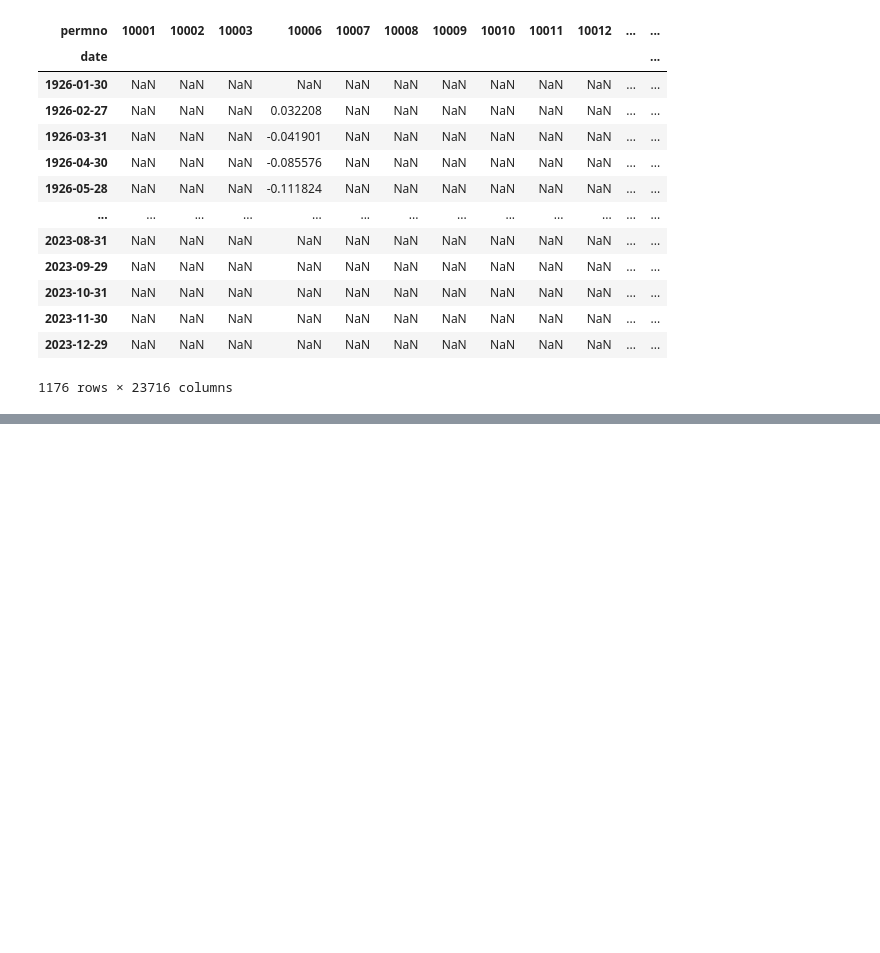
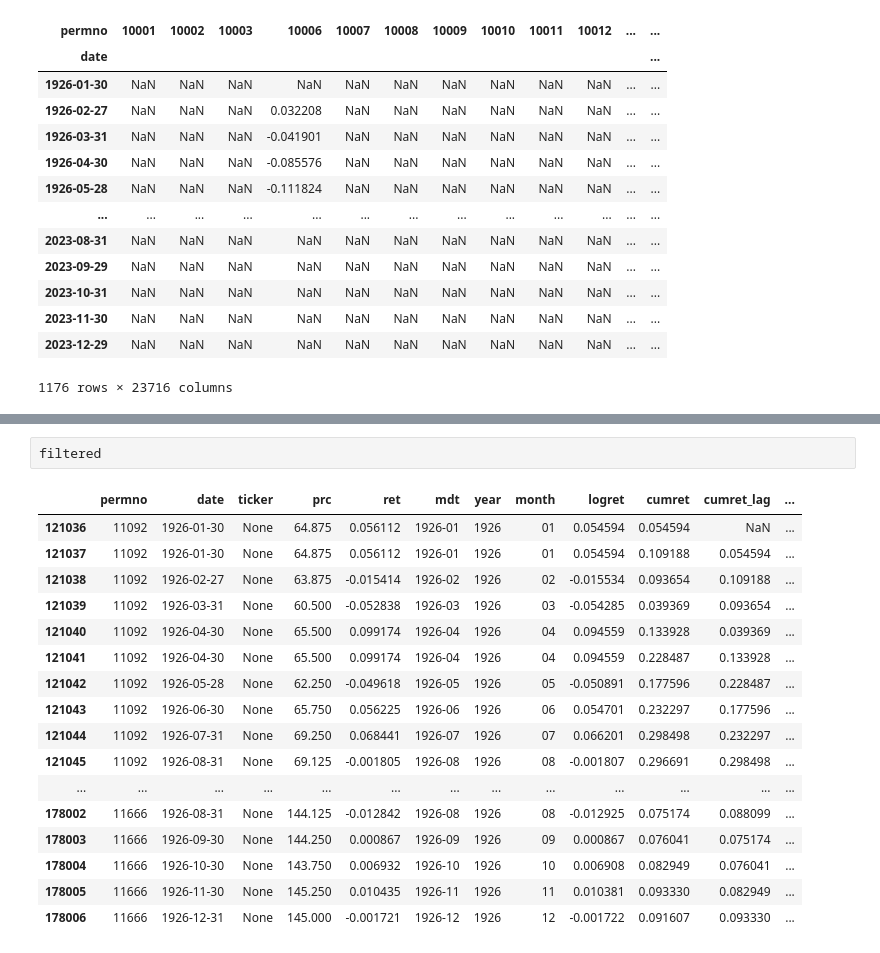
Before and after one commit to andrewhall1124/pairs_trading, a Jupyter notebook: strat_simple_pairs.ipynb, the cells around one changed output, grey strips where cells are left out. Saved outputs shown, nothing was run; the diff lists cells and outputs as text; blank space fills up the shorter version.

```diff
--- a/strat_simple_pairs.ipynb
+++ b/strat_simple_pairs.ipynb
@@ -198,0 +190,20 @@ plt.show()
+# %%
+filtered
+# %% [output]
+|  | permno | date | ticker | prc | ret | mdt | year | month | logret | cumret | cumret_lag | ... |
+| 121036 | 11092 | 1926-01-30 | None | 64.875 | 0.056112 | 1926-01 | 1926 | 01 | 0.054594 | 0.054594 | NaN | ... |
+| 121037 | 11092 | 1926-01-30 | None | 64.875 | 0.056112 | 1926-01 | 1926 | 01 | 0.054594 | 0.109188 | 0.054594 | ... |
+| 121038 | 11092 | 1926-02-27 | None | 63.875 | -0.015414 | 1926-02 | 1926 | 02 | -0.015534 | 0.093654 | 0.109188 | ... |
+| 121039 | 11092 | 1926-03-31 | None | 60.500 | -0.052838 | 1926-03 | 1926 | 03 | -0.054285 | 0.039369 | 0.093654 | ... |
+| 121040 | 11092 | 1926-04-30 | None | 65.500 | 0.099174 | 1926-04 | 1926 | 04 | 0.094559 | 0.133928 | 0.039369 | ... |
+| 121041 | 11092 | 1926-04-30 | None | 65.500 | 0.099174 | 1926-04 | 1926 | 04 | 0.094559 | 0.228487 | 0.133928 | ... |
+| 121042 | 11092 | 1926-05-28 | None | 62.250 | -0.049618 | 1926-05 | 1926 | 05 | -0.050891 | 0.177596 | 0.228487 | ... |
+| 121043 | 11092 | 1926-06-30 | None | 65.750 | 0.056225 | 1926-06 | 1926 | 06 | 0.054701 | 0.232297 | 0.177596 | ... |
+| 121044 | 11092 | 1926-07-31 | None | 69.250 | 0.068441 | 1926-07 | 1926 | 07 | 0.066201 | 0.298498 | 0.232297 | ... |
+| 121045 | 11092 | 1926-08-31 | None | 69.125 | -0.001805 | 1926-08 | 1926 | 08 | -0.001807 | 0.296691 | 0.298498 | ... |
+| ... | ... | ... | ... | ... | ... | ... | ... | ... | ... | ... | ... | ... |
+| 178002 | 11666 | 1926-08-31 | None | 144.125 | -0.012842 | 1926-08 | 1926 | 08 | -0.012925 | 0.075174 | 0.088099 | ... |
+| 178003 | 11666 | 1926-09-30 | None | 144.250 | 0.000867 | 1926-09 | 1926 | 09 | 0.000867 | 0.076041 | 0.075174 | ... |
+| 178004 | 11666 | 1926-10-30 | None | 143.750 | 0.006932 | 1926-10 | 1926 | 10 | 0.006908 | 0.082949 | 0.076041 | ... |
+| 178005 | 11666 | 1926-11-30 | None | 145.250 | 0.010435 | 1926-11 | 1926 | 11 | 0.010381 | 0.093330 | 0.082949 | ... |
+| 178006 | 11666 | 1926-12-31 | None | 145.000 | -0.001721 | 1926-12 | 1926 | 12 | -0.001722 | 0.091607 | 0.093330 | ... |
```
Also changed, not shown: parts of 8 cells of this notebook, 3 other files.
